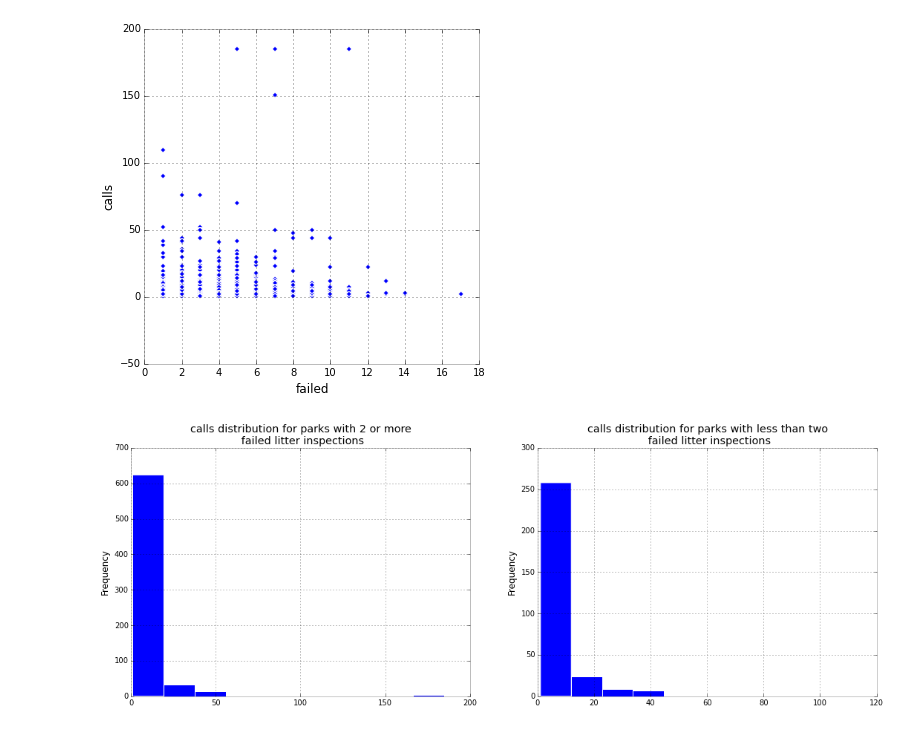
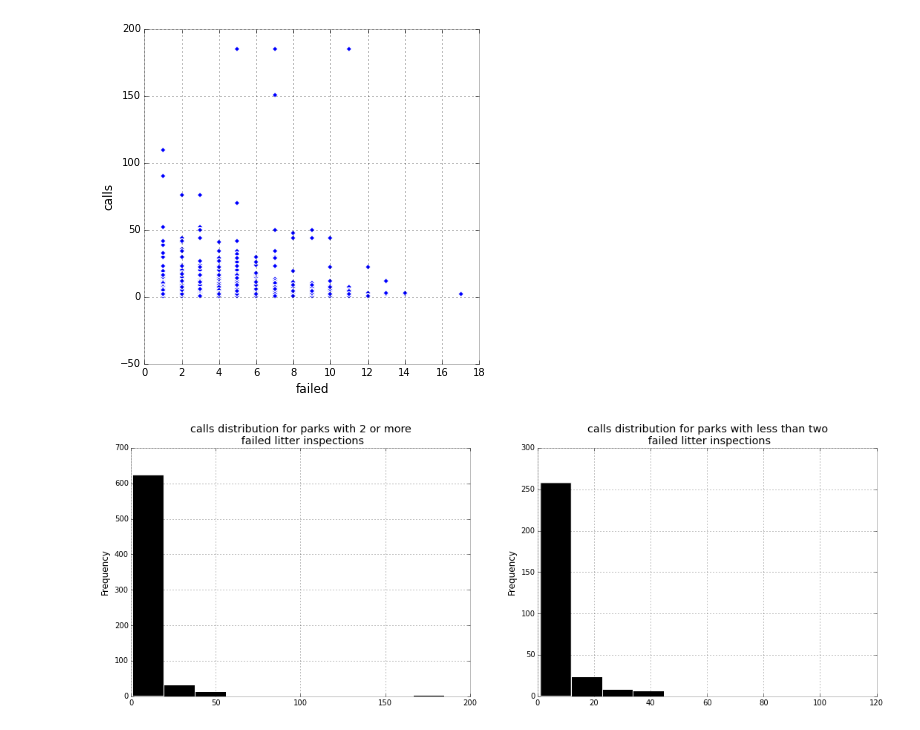
Before and after one commit to gdobler/parqa, a Jupyter notebook: Inspections/Calls_Parks_Distribution.ipynb, the cells around one changed output. Cells and saved outputs as stored; diff of their text form; code cells hidden in the pictures.

Commit message:
several plots2

```diff
--- a/Inspections/Calls_Parks_Distribution.ipynb
+++ b/Inspections/Calls_Parks_Distribution.ipynb
@@ -76,10 +76,10 @@ plt.savefig(PARQA + 'parqa/Inspections/inspections_calls.png')
 # %%
 fig, axes = plt.subplots(1,2, figsize=(18,6))
 
 
-df.calls[df.failed>2].plot(kind='hist', color='blue', ax=axes[0],  title='calls distribution for parks with 2 or more\n failed litter inspections')
-df.calls[df.failed<=2].plot(kind='hist', color='blue', ax=axes[1], title='calls distribution for parks with less than two\n failed litter inspections')
+df.calls[df.failed>2].plot(kind='hist', color='k', ax=axes[0],  title='calls distribution for parks with 2 or more\n failed litter inspections')
+df.calls[df.failed<=2].plot(kind='hist', color='k', ax=axes[1], title='calls distribution for parks with less than two\n failed litter inspections')
 
 plt.savefig(PARQA + 'parqa/Inspections/calls_distribution.png')
 # %% [output]
-[figure, old version]
+[figure, new version]
```
Also changed, not shown: 1 other file.
